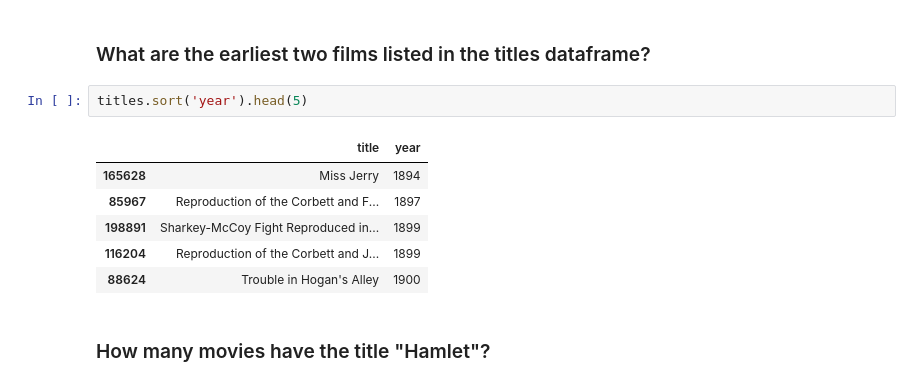
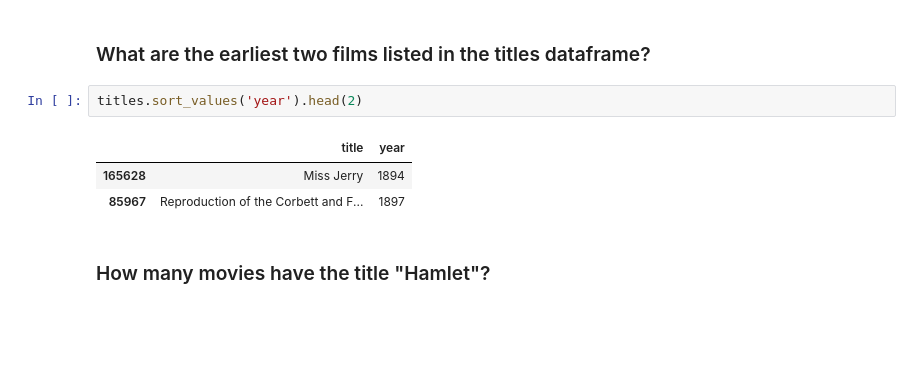
Before and after one commit to satishjasthi/data-science-intensive, a Jupyter notebook: pycon-pandas-tutorial/Exercises-1.ipynb, the cells around one changed output. Drawn from its saved outputs; the diff is of its cells as text; blank space fills up the shorter version.

```diff
--- a/pycon-pandas-tutorial/Exercises-1.ipynb
+++ b/pycon-pandas-tutorial/Exercises-1.ipynb
@@ -34,14 +36,11 @@ len(titles)
 # %% [markdown]
 ### What are the earliest two films listed in the titles dataframe?
 # %%
-titles.sort('year').head(5)
+titles.sort_values('year').head(2)
 # %% [output]
 |  | title | year |
 | 165628 | Miss Jerry | 1894 |
 | 85967 | Reproduction of the Corbett and F... | 1897 |
-| 198891 | Sharkey-McCoy Fight Reproduced in... | 1899 |
-| 116204 | Reproduction of the Corbett and J... | 1899 |
-| 88624 | Trouble in Hogan's Alley | 1900 |
 # %% [markdown]
 ### How many movies have the title "Hamlet"?
 # %%
```
Also changed, not shown: parts of 7 cells of this notebook, 26 other files.
